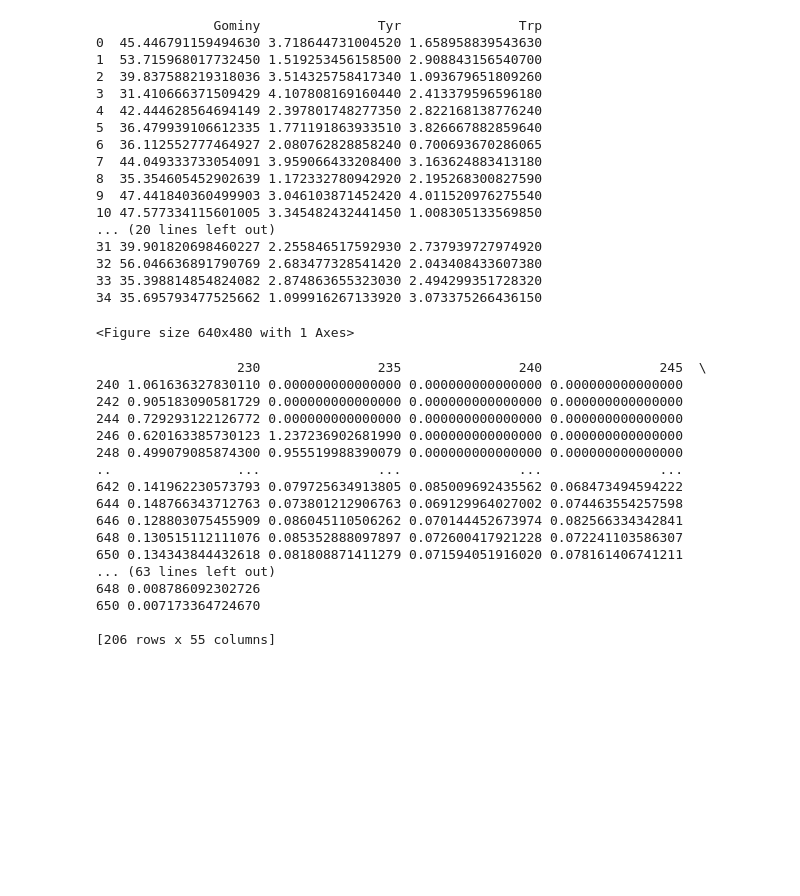
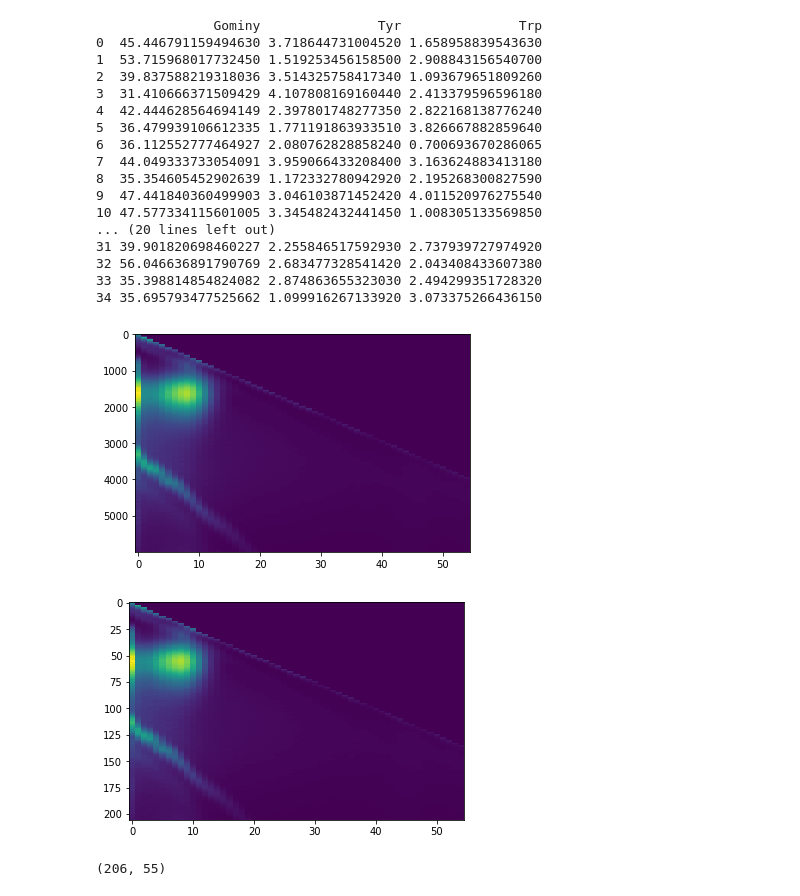
Before and after one commit to 89605502155/course-work-2, a Jupyter notebook: курсовая 3.0.ipynb, the cells around one changed output. Drawn from its saved outputs; the diff is of its cells as text; code cells hidden in the pictures; blank space fills up the shorter version.

```diff
--- a/курсовая 3.0.ipynb
+++ b/курсовая 3.0.ipynb
@@ -3,6 +3,7 @@ from glob import glob
 from gzip import open # NB: overrides standard open()
 import os
 import numpy as np
+from scipy import interpolate
 import pandas as pd
 import pickle as pkl
 
@@ -46,52 +47,42 @@ while k < 35:
     rows=list(x.index.values)  #установил имена строчек
     ll=x.columns.values
     lrl=x.index.values
+    a1=interpolate.PchipInterpolator(lrl,x,axis=0, extrapolate=False)
+    tt=np.linspace(240.0, 650.0, num=6000) #набор точек для интерполяции
+    xz=a1(tt)
     X[k]+=x #собираю тензор
     k = k + 1
 # save the fluorescence intensity values together with wavelengths
 # (like Matlab, NumPy doesn't seem to have the concept
 # of "named dimensions" in >2-dimensional arrays)
 pkl.dump(
 	{'X': X, 'emission': X_[0].axes[0].values, 'excitation': X_[1].axes[1].values},
 	open('C:/Users/admin/Desktop/курсовая 2.0/X.pkl.gz', 'wb')
 )
 import matplotlib.pyplot as plt
-plt.imshow(x)
+plt.imshow(xz,aspect="auto")
 plt.show();
-print(x)
+plt.imshow(x,aspect="auto")
+plt.show();
+print(x.shape)
 # %% [output]
                Gominy               Tyr               Trp
 0  45.446791159494630 3.718644731004520 1.658958839543630
 1  53.715968017732450 1.519253456158500 2.908843156540700
 2  39.837588219318036 3.514325758417340 1.093679651809260
 3  31.410666371509429 4.107808169160440 2.413379596596180
 4  42.444628564694149 2.397801748277350 2.822168138776240
 5  36.479939106612335 1.771191863933510 3.826667882859640
 6  36.112552777464927 2.080762828858240 0.700693670286065
 7  44.049333733054091 3.959066433208400 3.163624883413180
 8  35.354605452902639 1.172332780942920 2.195268300827590
 9  47.441840360499903 3.046103871452420 4.011520976275540
 10 47.577334115601005 3.345482432441450 1.008305133569850
 ... (20 lines left out)
 31 39.901820698460227 2.255846517592930 2.737939727974920
 32 56.046636891790769 2.683477328541420 2.043408433607380
 33 35.398814854824082 2.874863655323030 2.494299351728320
 34 35.695793477525662 1.099916267133920 3.073375266436150
+[figure, added]
+[figure, added]
-<Figure size 640x480 with 1 Axes>
+(206, 55)
-                  230               235               240               245  \
-240 1.061636327830110 0.000000000000000 0.000000000000000 0.000000000000000
-242 0.905183090581729 0.000000000000000 0.000000000000000 0.000000000000000
-244 0.729293122126772 0.000000000000000 0.000000000000000 0.000000000000000
-246 0.620163385730123 1.237236902681990 0.000000000000000 0.000000000000000
-248 0.499079085874300 0.955519988390079 0.000000000000000 0.000000000000000
-..                ...               ...               ...               ...
-642 0.141962230573793 0.079725634913805 0.085009692435562 0.068473494594222
-644 0.148766343712763 0.073801212906763 0.069129964027002 0.074463554257598
-646 0.128803075455909 0.086045110506262 0.070144452673974 0.082566334342841
-648 0.130515112111076 0.085352888097897 0.072600417921228 0.072241103586307
-650 0.134343844432618 0.081808871411279 0.071594051916020 0.078161406741211
-... (63 lines left out)
-648 0.008786092302726
-650 0.007173364724670
-
-[206 rows x 55 columns]
```
